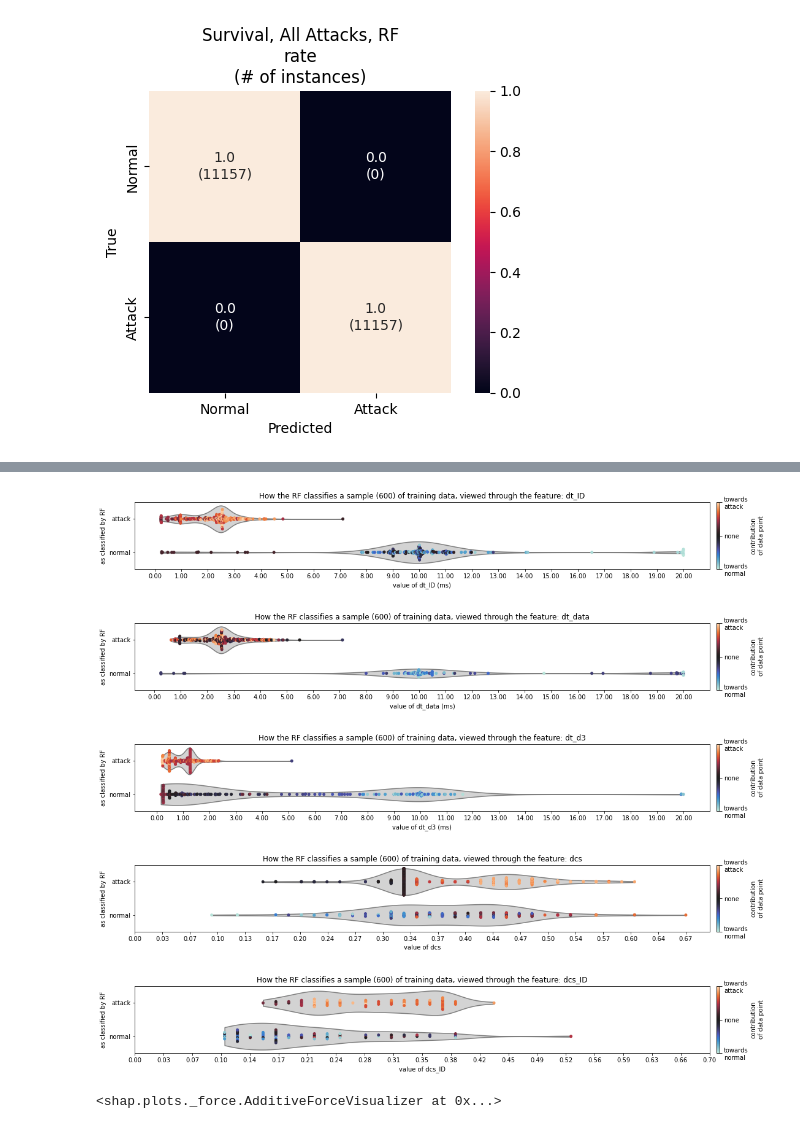
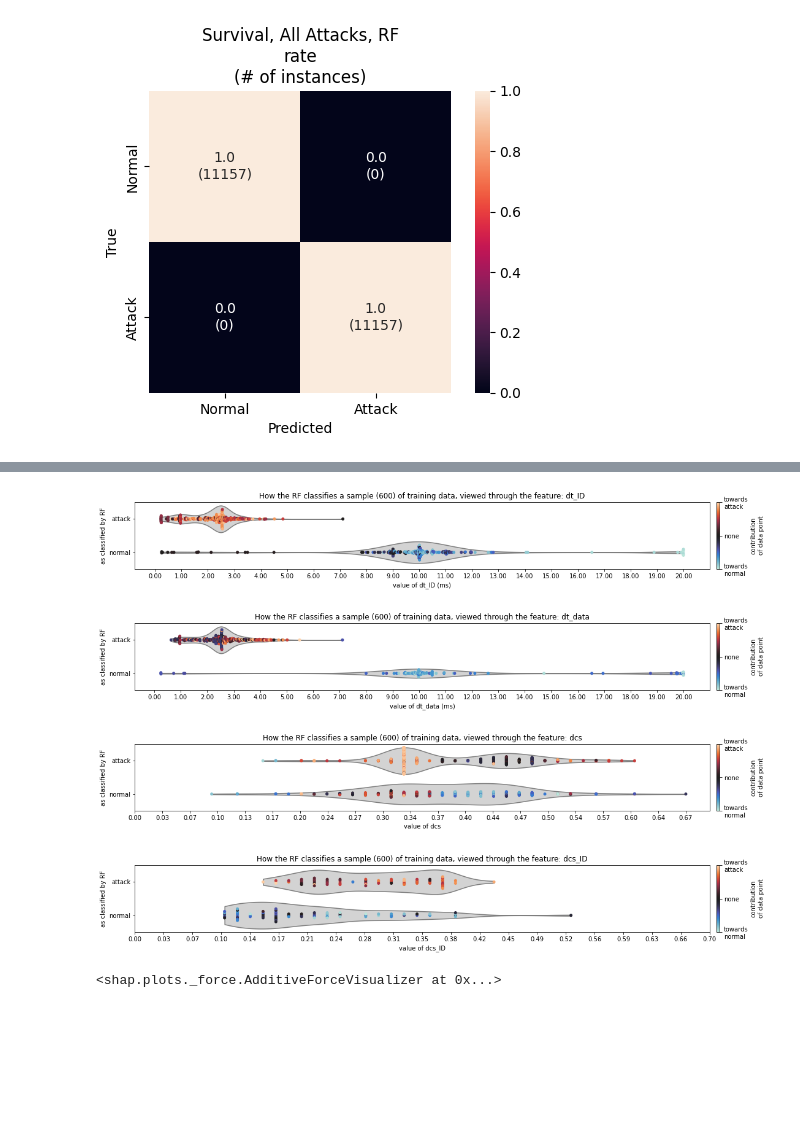
Before and after one commit to hampu5/ml-classify, a Jupyter notebook: ml_classify/rf-book.ipynb, the cells around one changed output, grey strips where cells are left out. Drawn from its saved outputs; the diff is of its cells as text; code cells hidden in the pictures; blank space fills up the shorter version.

```diff
--- a/ml_classify/rf-book.ipynb
+++ b/ml_classify/rf-book.ipynb
@@ -234,7 +234,7 @@ assert np.abs(exp.model.predict(X_train) - clf.predict_proba(X_train)).max() < 1
 X_train_exp = X_train.sample(min(len(X_train), 600), random_state=0)
 y_train_exp = y_train[X_train_exp.index]
 
-shap_all = get_explanation(exp, X_train_exp, 600)
+shap_all = get_explanation(exp, X_train_exp)
 
 # # Make sure the SHAP values sum up to the model output (this is the local accuracy property)
 # assert np.abs((shap_all.base_values + shap_all.values).sum(1) - clf.predict_proba(X_train)).max() < 1e-4
@@ -269,15 +269,14 @@ plot_beeswarm(shap_all)
 # %%
 plot_exp(pd.concat([X_train_exp, y_train_exp], axis=1), shap_all, "dt_ID", trim=(0, 0.02), scale=True)
 plot_exp(pd.concat([X_train_exp, y_train_exp], axis=1), shap_all, "dt_data", trim=(0, 0.02), scale=True)
-plot_exp(pd.concat([X_train_exp, y_train_exp], axis=1), shap_all, "dt_d3", trim=(0, 0.02), scale=True, y_squish=15)
+# plot_exp(pd.concat([X_train_exp, y_train_exp], axis=1), shap_all, "dt_d3", trim=(0, 0.02), scale=True, y_squish=15)
 plot_exp(pd.concat([X_train_exp, y_train_exp], axis=1), shap_all, "dcs", trim=None, y_squish=25)
 plot_exp(pd.concat([X_train_exp, y_train_exp], axis=1), shap_all, "dcs_ID", trim=(0.1, 0.7), y_squish=5)
 # %% [output]
-[figure, old version]
+[figure, new version]
-[figure, old version]
+[figure, new version]
-[figure, old version]
+[figure, new version]
-[figure, old version]
+[figure, new version]
-[figure, removed]
 # %%
 # shap_TP_fuzz = get_explanation(exp, X_train.loc[(y_train == pred_train) & (pred_train == 1) & (name_train == "Fuzzy_dataset_SONATA")])
 # plot_waterfall(shap_TP_fuzz, 0)
```
Also changed, not shown: parts of 11 cells of this notebook, 3 other files.
